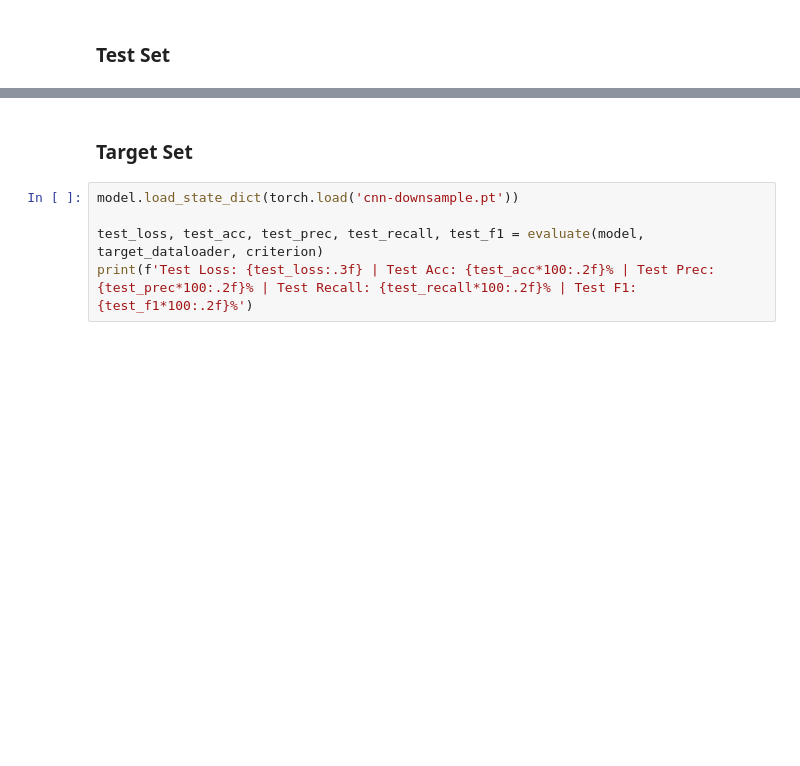
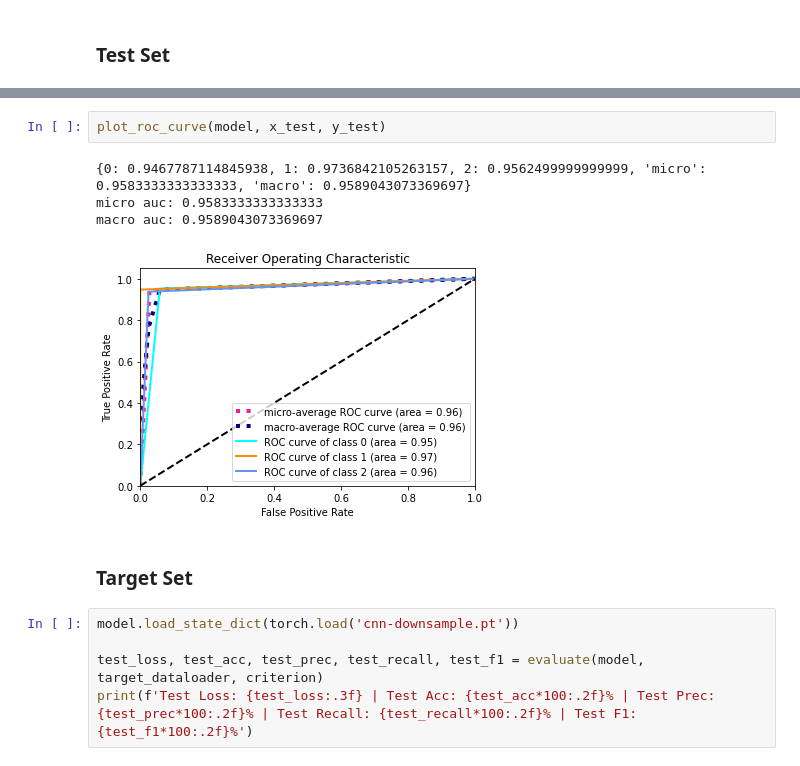
Before and after one commit to Carlisle345748/HerbalMedicine, a Jupyter notebook: cnn-downsample.ipynb, the cells around one changed output, grey strips where cells are left out. Cells and saved outputs as stored; diff of their text form; blank space fills up the shorter version.

```diff
--- a/cnn-downsample.ipynb
+++ b/cnn-downsample.ipynb
@@ -469,3 +547,10 @@ confusion_matrix_plot(predict(model, x_test), y_test)
+# %%
+plot_roc_curve(model, x_test, y_test)
+# %% [output]
+{0: 0.9467787114845938, 1: 0.9736842105263157, 2: 0.9562499999999999, 'micro': 0.9583333333333333, 'macro': 0.9589043073369697}
+micro auc: 0.9583333333333333
+macro auc: 0.9589043073369697
+[figure, added]
 # %% [markdown]
 ### Target Set
 # %%
```
Also changed, not shown: parts of 26 cells of this notebook, 3 other files.
